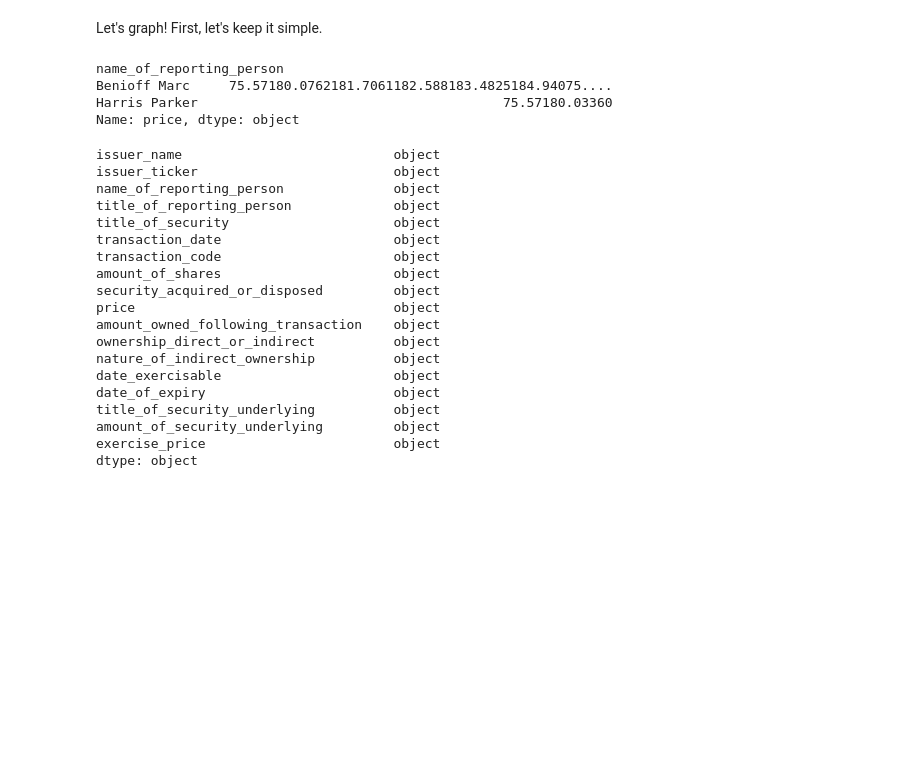
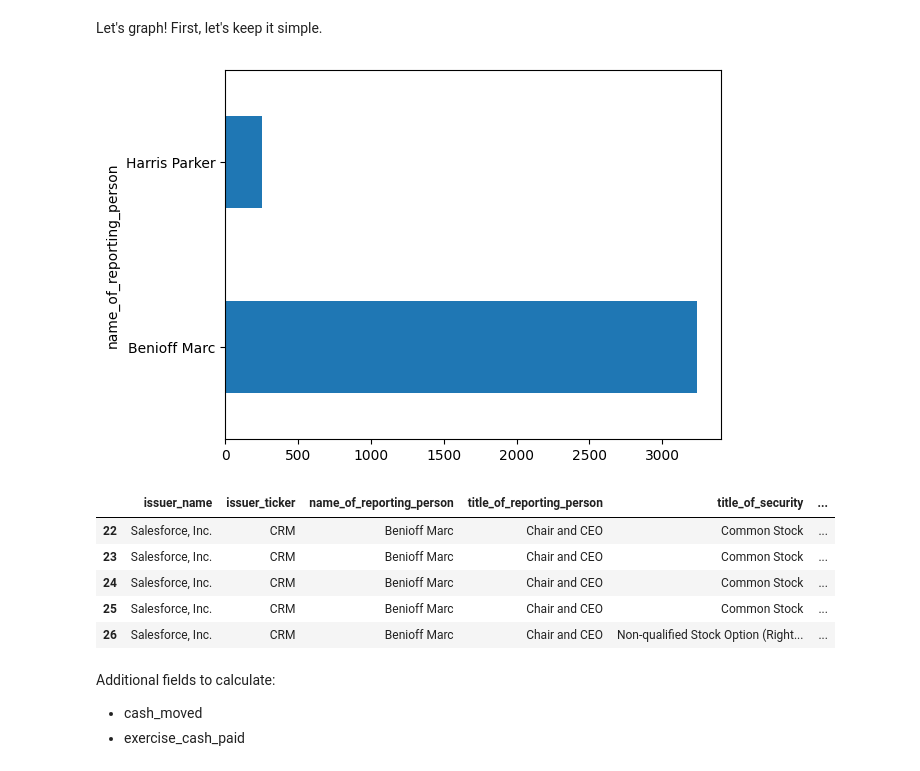
Before and after one commit to khalidelassaad/sec-jupyter, a Jupyter notebook: sec-api.ipynb, the cells around one changed output. Cells and saved outputs as stored; diff of their text form; code cells hidden in the pictures; blank space fills up the shorter version.

Commit message:
code: transaction codes

```diff
--- a/sec-api.ipynb
+++ b/sec-api.ipynb
@@ -429,14 +429,14 @@ def get_form_4_transaction_dataframe_from_form_4_dict(form_4_dict):
         'exercise_price',
     ]
     return_dataframe = return_dataframe[column_order]
-    form_4_dataframe['transaction_date'] = pd.to_datetime(form_4_dataframe['transaction_date'])
-    form_4_dataframe['amount_of_shares'] = form_4_dataframe['amount_of_shares'].astype(pd.Int64Dtype())
-    form_4_dataframe['price'] = form_4_dataframe['price'].astype(np.float64)
-    form_4_dataframe['amount_owned_following_transaction'] = form_4_dataframe['amount_owned_following_transaction'].astype(pd.Int64Dtype())
-    form_4_dataframe['date_exercisable'] = pd.to_datetime(form_4_dataframe['date_exercisable'])
-    form_4_dataframe['date_of_expiry'] = pd.to_datetime(form_4_dataframe['date_of_expiry'])
-    form_4_dataframe['amount_of_security_underlying'] = form_4_dataframe['amount_of_security_underlying'].astype(pd.Int64Dtype())
-    form_4_dataframe['exercise_price'] = form_4_dataframe['exercise_price'].astype(np.float64)
+    return_dataframe['transaction_date'] = pd.to_datetime(return_dataframe['transaction_date'])
+    return_dataframe['amount_of_shares'] = return_dataframe['amount_of_shares'].astype(pd.Int64Dtype())
+    return_dataframe['price'] = return_dataframe['price'].astype(np.float64)
+    return_dataframe['amount_owned_following_transaction'] = return_dataframe['amount_owned_following_transaction'].astype(pd.Int64Dtype())
+    return_dataframe['date_exercisable'] = pd.to_datetime(return_dataframe['date_exercisable'])
+    return_dataframe['date_of_expiry'] = pd.to_datetime(return_dataframe['date_of_expiry'])
+    return_dataframe['amount_of_security_underlying'] = return_dataframe['amount_of_security_underlying'].astype(pd.Int64Dtype())
+    return_dataframe['exercise_price'] = return_dataframe['exercise_price'].astype(np.float64)
     return return_dataframe.reset_index(drop=True)
 
 get_form_4_transaction_dataframe_from_form_4_dict(form_4_dict)
@@ -464,32 +464,26 @@ form_4_dataframe = get_form_4_dataframe_from_form_4_filepath_list(form_4_paths)
 Let's graph! First, let's keep it simple.
 # %%
 def show_acquired_disposed_common_stock_by_person_chart(form_4_dateframe):
+    people = form_4_dataframe.groupby("name_of_reporting_person")['price'].sum()
+
+    ax_codes = people.plot.barh()
+    plt.show()
+
+
+show_acquired_disposed_common_stock_by_person_chart(form_4_dataframe)
+# %% [output]
+[figure, added]
-# %%
-form_4_dataframe.groupby("name_of_reporting_person")['price'].sum()
-# %% [output]
-name_of_reporting_person
-Benioff Marc     75.57180.0762181.7061182.588183.4825184.94075....
-Harris Parker                                       75.57180.03360
-Name: price, dtype: object
 # %%
-form_4_dataframe.dtypes
+form_4_dataframe['dollars_moved'] = form_4_dataframe['price'] * form_4_dataframe['amount_of_shares']
+form_4_dataframe.tail()
 # %% [output]
-issuer_name                           object
-issuer_ticker                         object
-name_of_reporting_person              object
-title_of_reporting_person             object
-title_of_security                     object
-transaction_date                      object
-transaction_code                      object
-amount_of_shares                      object
-security_acquired_or_disposed         object
-price                                 object
-amount_owned_following_transaction    object
-ownership_direct_or_indirect          object
-nature_of_indirect_ownership          object
-date_exercisable                      object
-date_of_expiry                        object
-title_of_security_underlying          object
-amount_of_security_underlying         object
-exercise_price                        object
-dtype: object
+|  | issuer_name | issuer_ticker | name_of_reporting_person | title_of_reporting_person | title_of_security | ... |
+| 22 | Salesforce, Inc. | CRM | Benioff Marc | Chair and CEO | Common Stock | ... |
+| 23 | Salesforce, Inc. | CRM | Benioff Marc | Chair and CEO | Common Stock | ... |
+| 24 | Salesforce, Inc. | CRM | Benioff Marc | Chair and CEO | Common Stock | ... |
+| 25 | Salesforce, Inc. | CRM | Benioff Marc | Chair and CEO | Common Stock | ... |
+| 26 | Salesforce, Inc. | CRM | Benioff Marc | Chair and CEO | Non-qualified Stock Option (Right... | ... |
+# %% [markdown]
+Additional fields to calculate:
+* cash_moved
+* exercise_cash_paid
```
Also changed, not shown: parts of 1 cell of this notebook.
